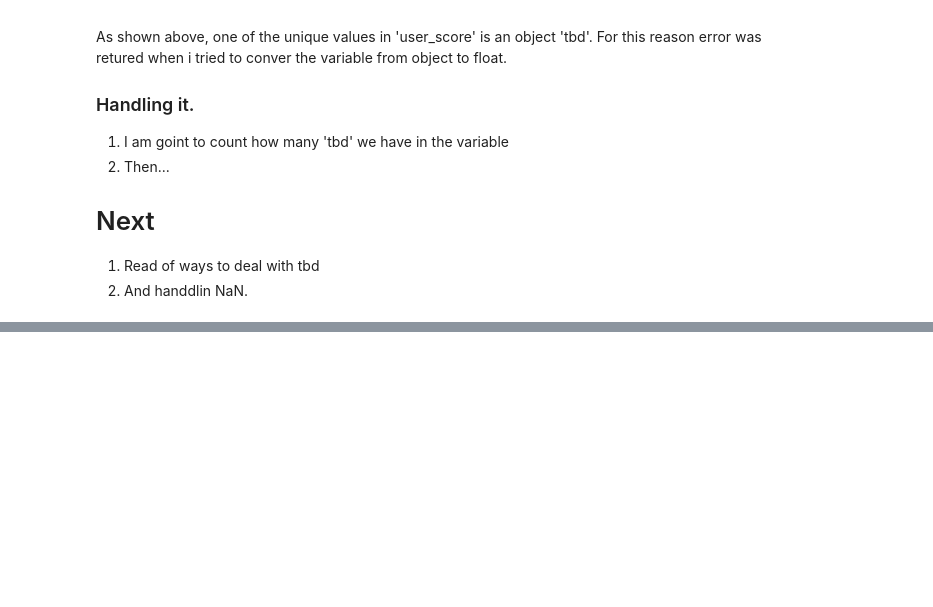
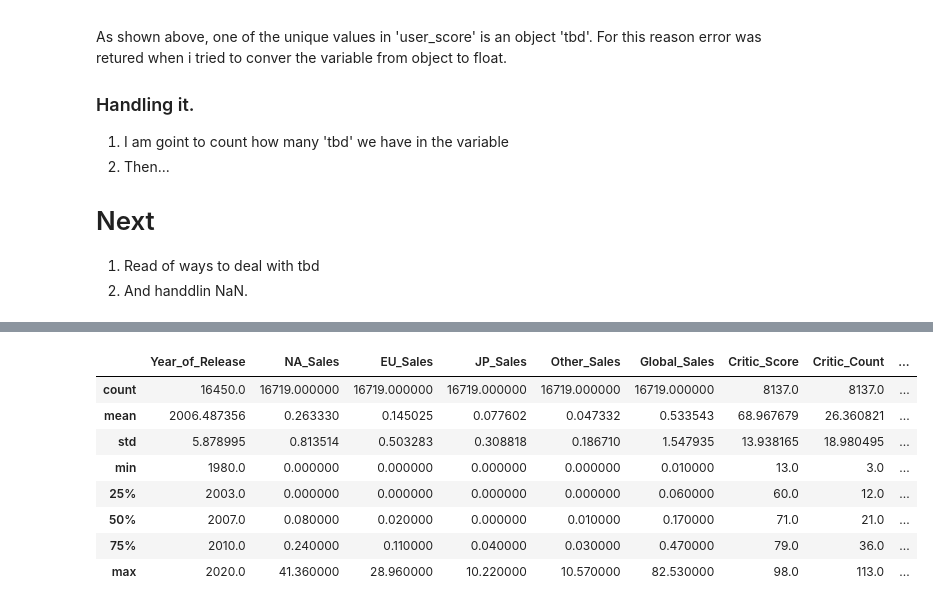
Before and after one commit to Ayomide-ola/Data_Visualisation-, a Jupyter notebook: CA_1.ipynb, the cells around one changed output, grey strips where cells are left out. Cells and saved outputs as stored; diff of their text form; code cells hidden in the pictures; blank space fills up the shorter version.

```diff
--- a/CA_1.ipynb
+++ b/CA_1.ipynb
@@ -471,0 +531,12 @@ As shown above, one of the unique values in 'user_score' is an object 'tbd'. For
+# %%
+df.describe()
+# %% [output]
+|  | Year_of_Release | NA_Sales | EU_Sales | JP_Sales | Other_Sales | Global_Sales | Critic_Score | Critic_Count | ... |
+| count | 16450.0 | 16719.000000 | 16719.000000 | 16719.000000 | 16719.000000 | 16719.000000 | 8137.0 | 8137.0 | ... |
+| mean | 2006.487356 | 0.263330 | 0.145025 | 0.077602 | 0.047332 | 0.533543 | 68.967679 | 26.360821 | ... |
+| std | 5.878995 | 0.813514 | 0.503283 | 0.308818 | 0.186710 | 1.547935 | 13.938165 | 18.980495 | ... |
+| min | 1980.0 | 0.000000 | 0.000000 | 0.000000 | 0.000000 | 0.010000 | 13.0 | 3.0 | ... |
+| 25% | 2003.0 | 0.000000 | 0.000000 | 0.000000 | 0.000000 | 0.060000 | 60.0 | 12.0 | ... |
+| 50% | 2007.0 | 0.080000 | 0.020000 | 0.000000 | 0.010000 | 0.170000 | 71.0 | 21.0 | ... |
+| 75% | 2010.0 | 0.240000 | 0.110000 | 0.040000 | 0.030000 | 0.470000 | 79.0 | 36.0 | ... |
+| max | 2020.0 | 41.360000 | 28.960000 | 10.220000 | 10.570000 | 82.530000 | 98.0 | 113.0 | ... |
```
Also changed, not shown: parts of 8 cells of this notebook.
